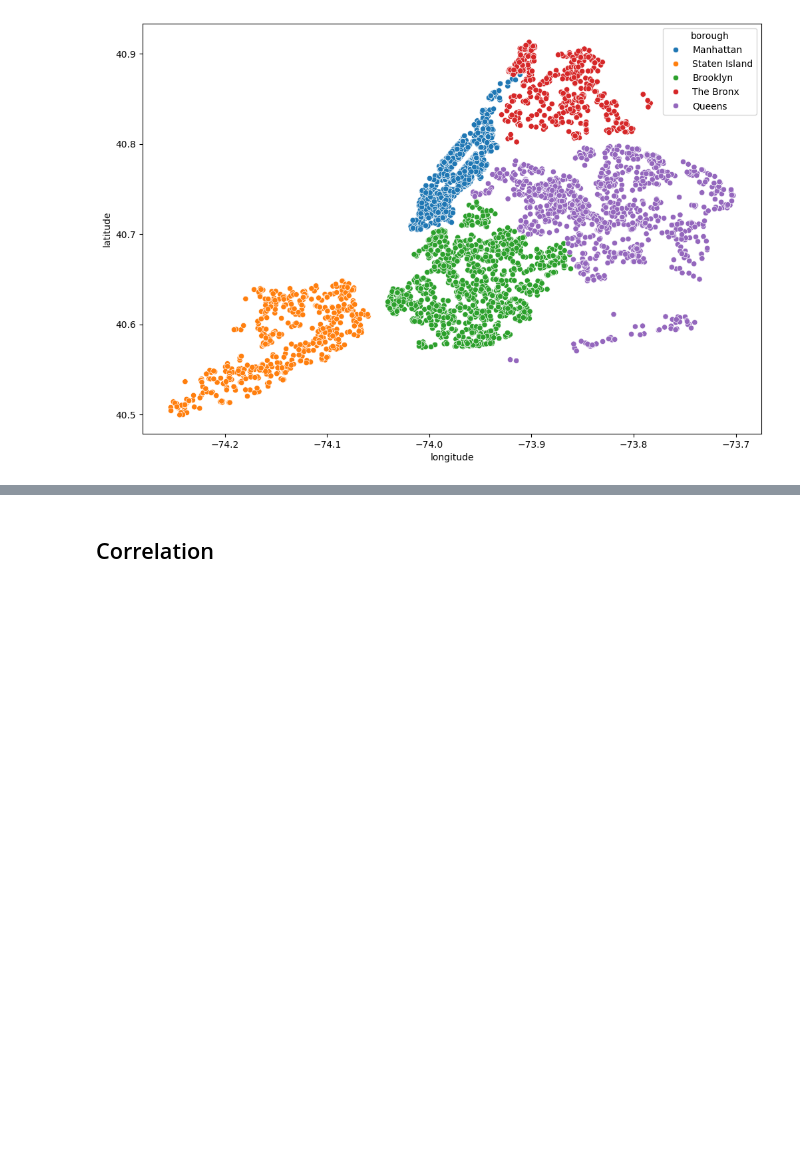
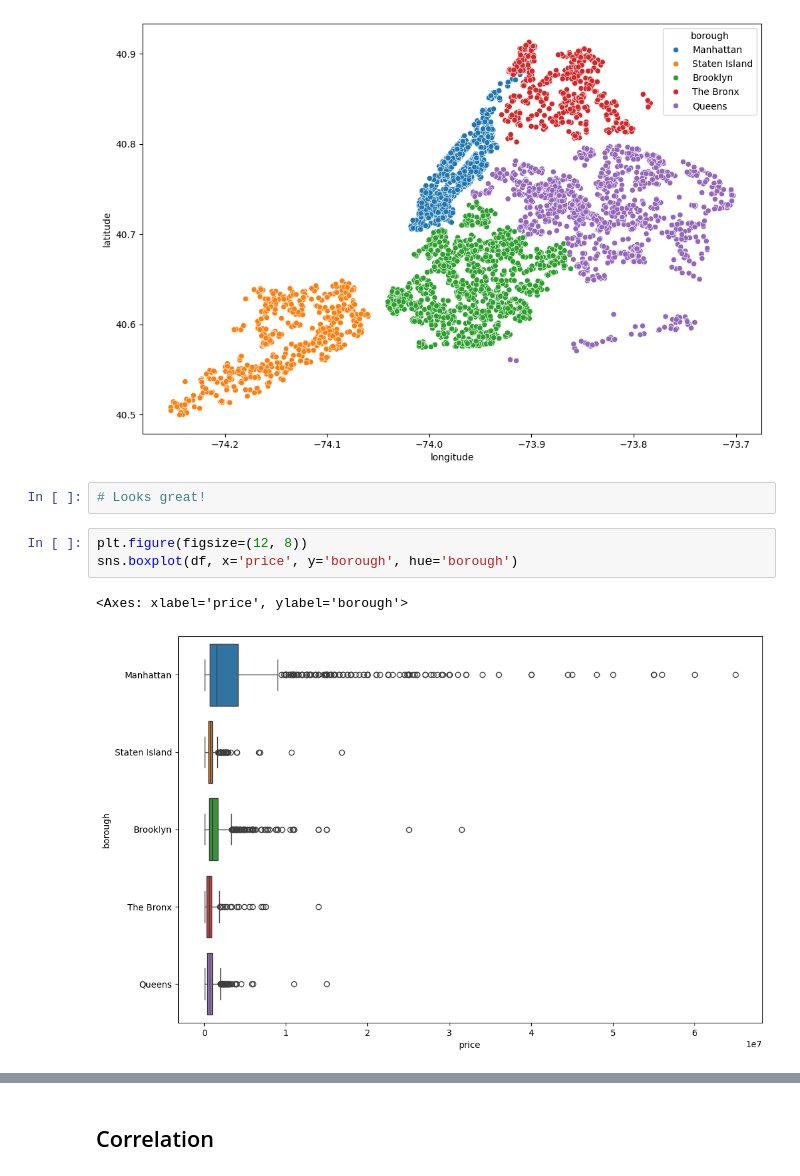
Before and after one commit to codekot/nyc-housing-project, a Jupyter notebook: notebooks/nyc_2024.ipynb, the cells around one changed output, grey strips where cells are left out. Drawn from its saved outputs; the diff is of its cells as text; blank space fills up the shorter version.

Commit message:
Work with boroughs

```diff
--- a/notebooks/nyc_2024.ipynb
+++ b/notebooks/nyc_2024.ipynb
@@ -1142,3 +1148,11 @@ sns.scatterplot(x="longitude", y="latitude", hue="borough", data=df)
 # %% [output]
 <Axes: xlabel='longitude', ylabel='latitude'>
 [figure]
+# %%
+# Looks great!
+# %%
+plt.figure(figsize=(12, 8))
+sns.boxplot(df, x='price', y='borough', hue='borough')
+# %% [output]
+<Axes: xlabel='price', ylabel='borough'>
+[figure, added]
```
Also changed, not shown: parts of 13 cells of this notebook.
